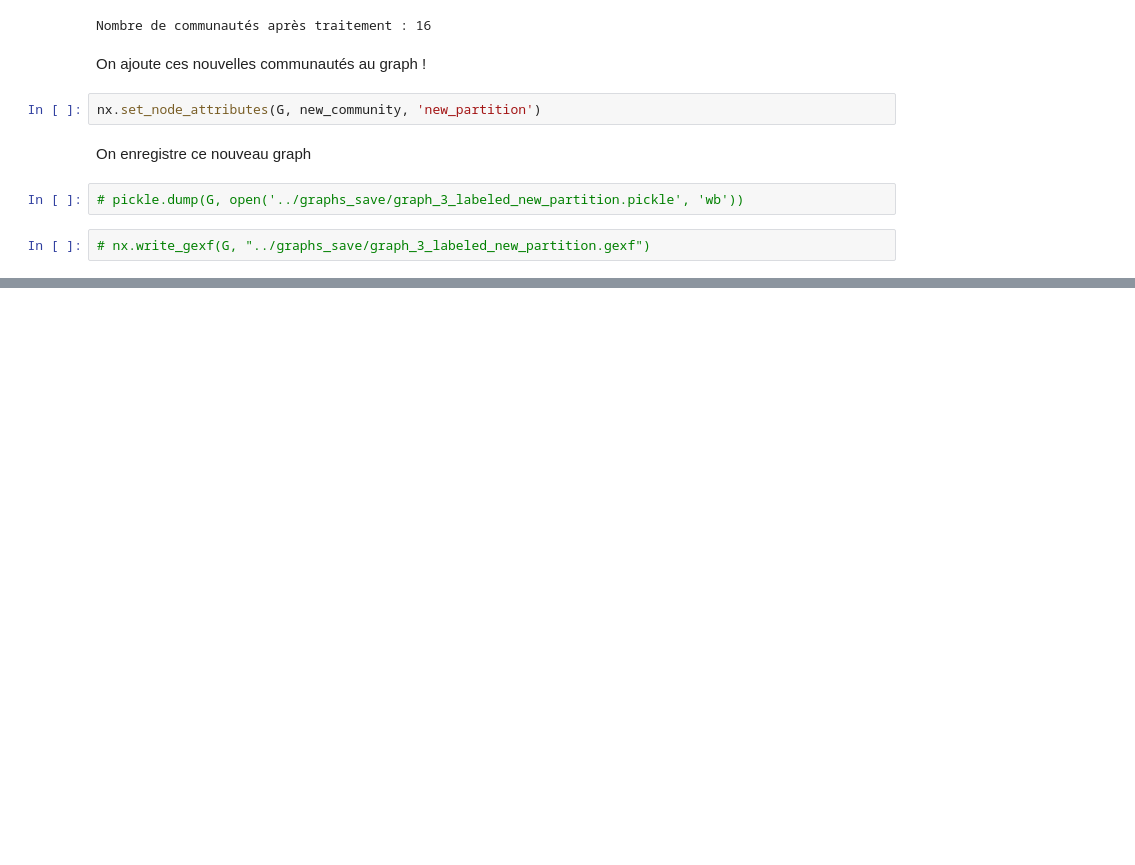
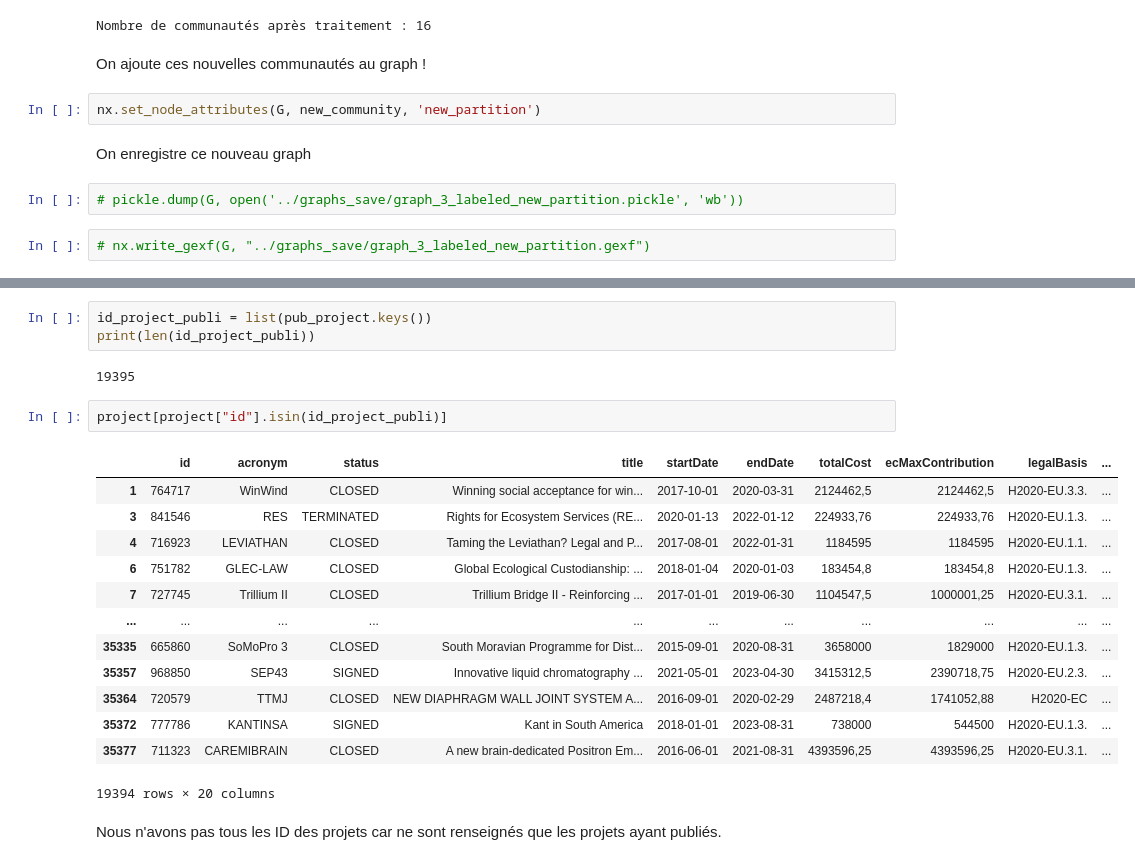
Before and after one commit to Cyrlyo/Cordis, a Jupyter notebook: Notebook/Cordis.ipynb, the cells around one changed output, grey strips where cells are left out. Drawn from its saved outputs; the diff is of its cells as text; blank space fills up the shorter version.

Commit message:
add fill_publication

```diff
--- a/Notebook/Cordis.ipynb
+++ b/Notebook/Cordis.ipynb
@@ -301,0 +298,23 @@ print(len(pub_project.keys()))
+# %%
+id_project_publi = list(pub_project.keys())
+print(len(id_project_publi))
+# %% [output]
+19395
+# %%
+project[project["id"].isin(id_project_publi)]
+# %% [output]
+|  | id | acronym | status | title | startDate | endDate | totalCost | ecMaxContribution | legalBasis | ... |
+| 1 | 764717 | WinWind | CLOSED | Winning social acceptance for win... | 2017-10-01 | 2020-03-31 | 2124462,5 | 2124462,5 | H2020-EU.3.3. | ... |
+| 3 | 841546 | RES | TERMINATED | Rights for Ecosystem Services (RE... | 2020-01-13 | 2022-01-12 | 224933,76 | 224933,76 | H2020-EU.1.3. | ... |
+| 4 | 716923 | LEVIATHAN | CLOSED | Taming the Leviathan? Legal and P... | 2017-08-01 | 2022-01-31 | 1184595 | 1184595 | H2020-EU.1.1. | ... |
+| 6 | 751782 | GLEC-LAW | CLOSED | Global Ecological Custodianship: ... | 2018-01-04 | 2020-01-03 | 183454,8 | 183454,8 | H2020-EU.1.3. | ... |
+| 7 | 727745 | Trillium II | CLOSED | Trillium Bridge II - Reinforcing ... | 2017-01-01 | 2019-06-30 | 1104547,5 | 1000001,25 | H2020-EU.3.1. | ... |
+| ... | ... | ... | ... | ... | ... | ... | ... | ... | ... | ... |
+| 35335 | 665860 | SoMoPro 3 | CLOSED | South Moravian Programme for Dist... | 2015-09-01 | 2020-08-31 | 3658000 | 1829000 | H2020-EU.1.3. | ... |
+| 35357 | 968850 | SEP43 | SIGNED | Innovative liquid chromatography ... | 2021-05-01 | 2023-04-30 | 3415312,5 | 2390718,75 | H2020-EU.2.3. | ... |
+| 35364 | 720579 | TTMJ | CLOSED | NEW DIAPHRAGM WALL JOINT SYSTEM A... | 2016-09-01 | 2020-02-29 | 2487218,4 | 1741052,88 | H2020-EC | ... |
+| 35372 | 777786 | KANTINSA | SIGNED | Kant in South America | 2018-01-01 | 2023-08-31 | 738000 | 544500 | H2020-EU.1.3. | ... |
+| 35377 | 711323 | CAREMIBRAIN | CLOSED | A new brain-dedicated Positron Em... | 2016-06-01 | 2021-08-31 | 4393596,25 | 4393596,25 | H2020-EU.3.1. | ... |
+19394 rows × 20 columns
+# %% [markdown]
+Nous n'avons pas tous les ID des projets car ne sont renseignés que les projets ayant publiés.
```
Also changed, not shown: parts of 25 cells of this notebook.
